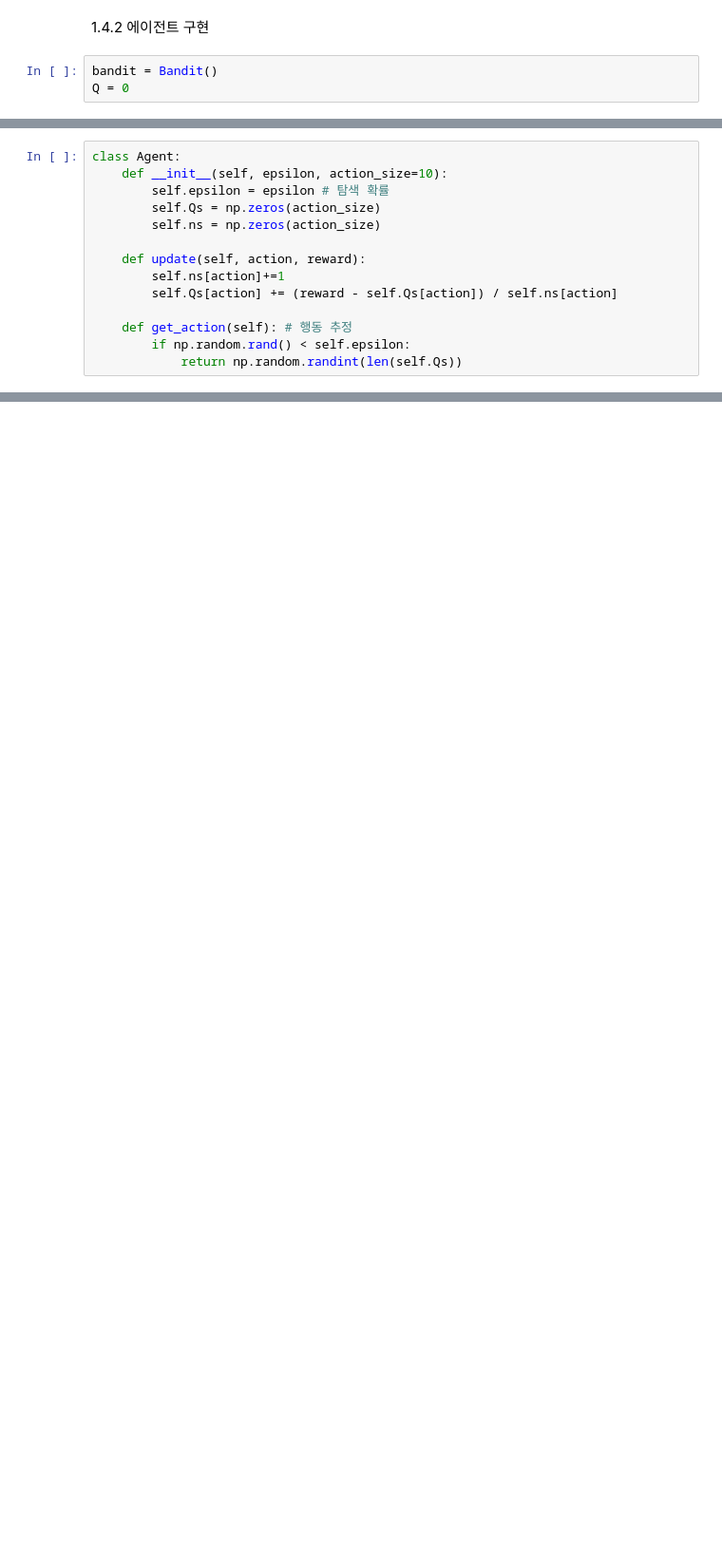
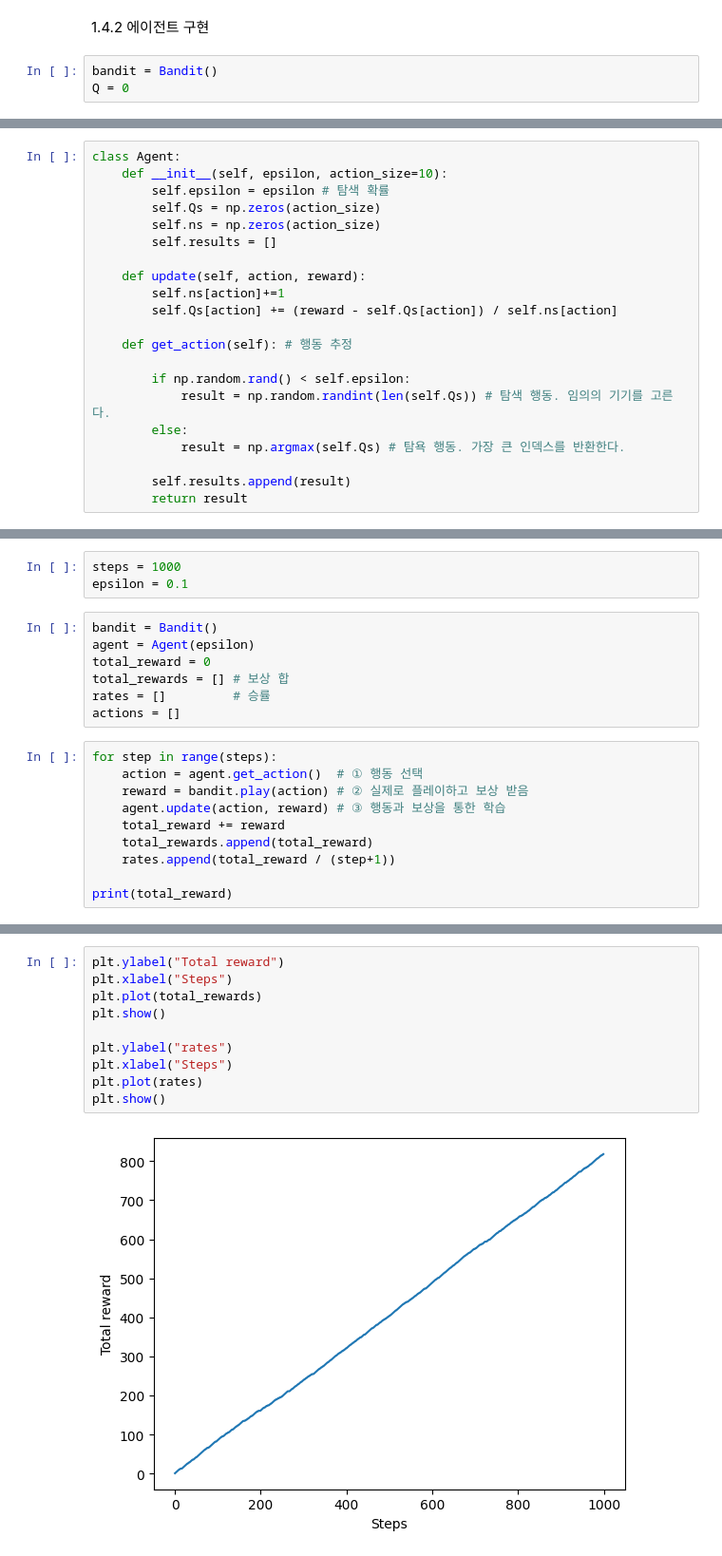
Before and after one commit to Laser-Cho/Costa-Del-Sol, a Jupyter notebook: ch1.ipynb, the cells around one changed output, grey strips where cells are left out. Shown at 95% size. Cells and saved outputs as stored; diff of their text form; blank space fills up the shorter version.

```diff
--- a/ch1.ipynb
+++ b/ch1.ipynb
@@ -133,11 +130,18 @@ class Agent:
         self.epsilon = epsilon # 탐색 확률
         self.Qs = np.zeros(action_size)
         self.ns = np.zeros(action_size)
+        self.results = []
 
     def update(self, action, reward):
         self.ns[action]+=1
         self.Qs[action] += (reward - self.Qs[action]) / self.ns[action]
 
     def get_action(self): # 행동 추정
+
         if np.random.rand() < self.epsilon:
-            return np.random.randint(len(self.Qs))
+            result = np.random.randint(len(self.Qs)) # 탐색 행동. 임의의 기기를 고른다.
+        else:
+            result = np.argmax(self.Qs) # 탐욕 행동. 가장 큰 인덱스를 반환한다.
+
+        self.results.append(result)
+        return result
@@ -143,0 +158,20 @@ class Agent:
+# %%
+steps = 1000
+epsilon = 0.1
+# %%
+bandit = Bandit()
+agent = Agent(epsilon)
+total_reward = 0
+total_rewards = [] # 보상 합
+rates = []         # 승률
+actions = []
+# %%
+for step in range(steps):
+    action = agent.get_action()  # ① 행동 선택
+    reward = bandit.play(action) # ② 실제로 플레이하고 보상 받음
+    agent.update(action, reward) # ③ 행동과 보상을 통한 학습
+    total_reward += reward
+    total_rewards.append(total_reward)
+    rates.append(total_reward / (step+1))
+
+print(total_reward)
@@ -143,0 +180,12 @@ class Agent:
+# %%
+plt.ylabel("Total reward")
+plt.xlabel("Steps")
+plt.plot(total_rewards)
+plt.show()
+
+plt.ylabel("rates")
+plt.xlabel("Steps")
+plt.plot(rates)
+plt.show()
+# %% [output]
+[figure, added]
```
Also changed, not shown: parts of 16 cells of this notebook.
